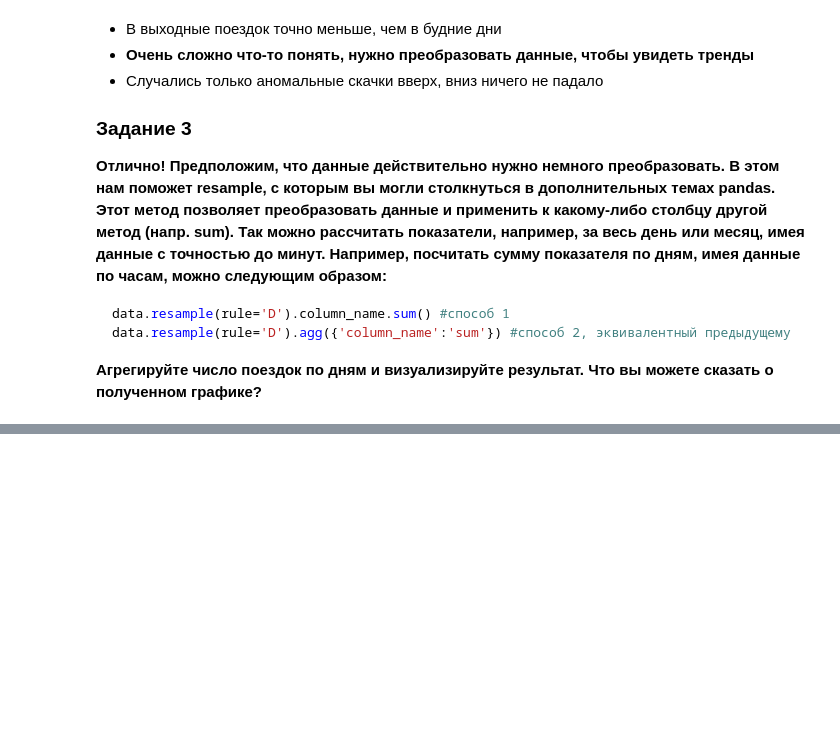
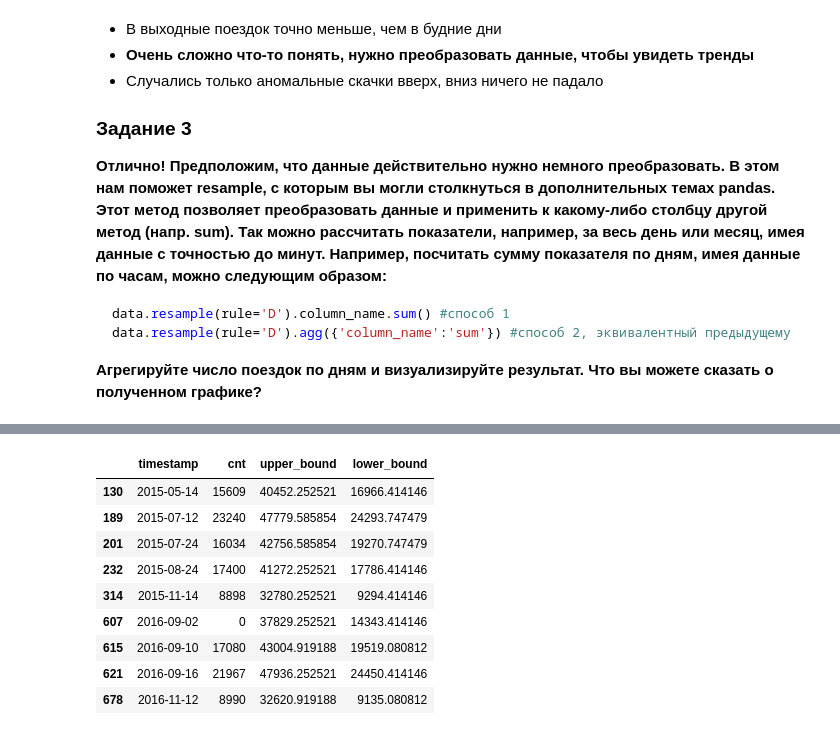
Before and after one commit to QuantumFluxx/karpov_courses, a Jupyter notebook: Статистика/Статистический вывод/Минипроект 3.ipynb, the cells around one changed output, grey strips where cells are left out. Saved outputs shown, nothing was run; the diff lists cells and outputs as text; code cells hidden in the pictures; blank space fills up the shorter version.

```diff
--- a/Статистика/Статистический вывод/Минипроект 3.ipynb
+++ b/Статистика/Статистический вывод/Минипроект 3.ipynb
@@ -180,0 +165,3 @@ dtype: object
+# %%
+by_day_roll = london.resample('D').cnt.sum().rolling(window=3).mean().reset_index()
+by_day_roll.head()
@@ -180,0 +195,2 @@ dtype: object
+# %%
+std = np.std(by_day['cnt'] - by_day_roll['cnt'])
@@ -180,0 +214,3 @@ dtype: object
+# %%
+upper_bound = by_day_roll.cnt + (2.576 * std)
+lower_bound = by_day_roll.cnt - (2.576 * std)
@@ -180,0 +221,4 @@ dtype: object
+# %%
+by_day['upper_bound'] = upper_bound
+by_day['lower_bound'] = lower_bound
+by_day.head()
@@ -180,0 +266,13 @@ dtype: object
+# %%
+by_day[by_day.cnt < by_day.lower_bound]
+# %% [output]
+|  | timestamp | cnt | upper_bound | lower_bound |
+| 130 | 2015-05-14 | 15609 | 40452.252521 | 16966.414146 |
+| 189 | 2015-07-12 | 23240 | 47779.585854 | 24293.747479 |
+| 201 | 2015-07-24 | 16034 | 42756.585854 | 19270.747479 |
+| 232 | 2015-08-24 | 17400 | 41272.252521 | 17786.414146 |
+| 314 | 2015-11-14 | 8898 | 32780.252521 | 9294.414146 |
+| 607 | 2016-09-02 | 0 | 37829.252521 | 14343.414146 |
+| 615 | 2016-09-10 | 17080 | 43004.919188 | 19519.080812 |
+| 621 | 2016-09-16 | 21967 | 47936.252521 | 24450.414146 |
+| 678 | 2016-11-12 | 8990 | 32620.919188 | 9135.080812 |
```
Also changed, not shown: parts of 21 cells of this notebook, 3 other files.
